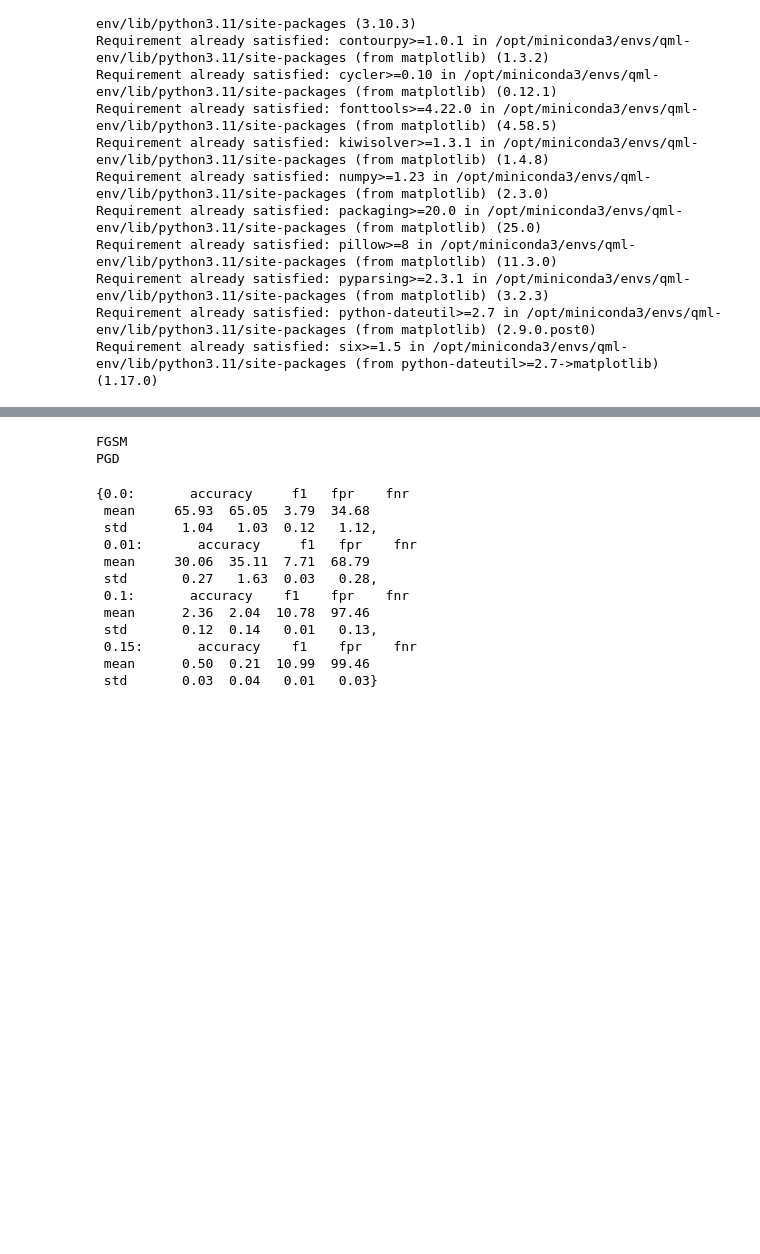
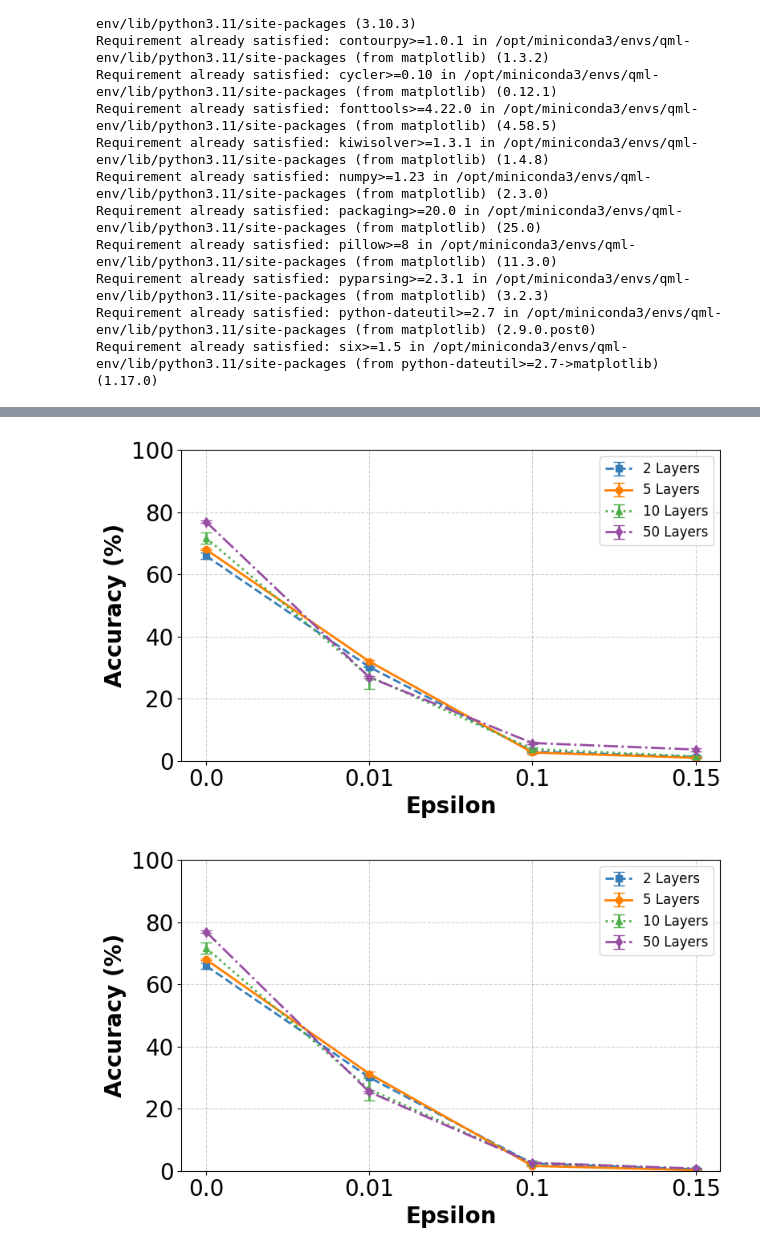
Before and after one commit to IQSeC-Lab/SoK-QML, a Jupyter notebook: results-qmlp/noiseless/plotter.ipynb, the cells around one changed output, grey strips where cells are left out. Drawn from its saved outputs; the diff is of its cells as text; code cells hidden in the pictures; blank space fills up the shorter version.

```diff
--- a/results-qmlp/noiseless/plotter.ipynb
+++ b/results-qmlp/noiseless/plotter.ipynb
@@ -307,27 +265,53 @@ PGD
 # %%
-# qmlp-mnist-run_run1-layer2_Angle_all_attacks.csv
-csv_files = [
+df_2 = load_combine([
     'qmlp-mnist-run_run1-layer2_Angle_all_attacks.csv',
     'qmlp-mnist-run_run2-layer2_Angle_all_attacks.csv',
     'qmlp-mnist-run_run3-layer2_Angle_all_attacks.csv'
-]
-df = load_combine(csv_files)
-print('FGSM')
-compute_mean_std('fgsm',df)
-print('PGD')
-compute_mean_std('pgd',df)
+])
+df_5 = load_combine([
+    'qmlp-mnist-run_run1-layer5_Angle_all_attacks.csv',
+    'qmlp-mnist-run_run2-layer5_Angle_all_attacks.csv',
+    'qmlp-mnist-run_run3-layer5_Angle_all_attacks.csv'
+])
+df_10 = load_combine([
+    'qmlp-mnist-run_run1-layer10_Angle_all_attacks.csv',
+    'qmlp-mnist-run_run2-layer10_Angle_all_attacks.csv',
+    'qmlp-mnist-run_run3-layer10_Angle_all_attacks.csv'
+])
+df_50 = load_combine([
+    'qmlp-mnist-run_run1-layer50_Angle_all_attacks.csv',
+    'qmlp-mnist-run_run2-layer50_Angle_all_attacks.csv',
+    'qmlp-mnist-run_run3-layer50_Angle_all_attacks.csv'
+])
+# print('FGSM')
+# compute_mean_std('fgsm',df)
+fgsm_2 = compute_mean_std('fgsm', df_2)
+fgsm_5 = compute_mean_std('fgsm', df_5)
+fgsm_10 = compute_mean_std('fgsm', df_10)
+fgsm_50 = compute_mean_std('fgsm', df_50)
+
+plot_accuracy_vs_epsilon_multi([
+    ("2 Layers", fgsm_2),
+    ("5 Layers", fgsm_5),
+    ("10 Layers", fgsm_10),
+    ("50 Layers", fgsm_50)
+], attack='fgsm', name='mnist-angle')
+
+
+# print('PGD')
+# compute_mean_std('pgd',df)
+
+pgd_2 = compute_mean_std('pgd', df_2)
+pgd_5 = compute_mean_std('pgd', df_5)
+pgd_10 = compute_mean_std('pgd', df_10)
+pgd_50 = compute_mean_std('pgd', df_50)
+
+plot_accuracy_vs_epsilon_multi([
+    ("2 Layers", pgd_2),
+    ("5 Layers", pgd_5),
+    ("10 Layers", pgd_10),
+    ("50 Layers", pgd_50)
+], attack='pgd', name='mnist-angle')
 # %% [output]
-FGSM
-PGD
-{0.0:       accuracy     f1   fpr    fnr
- mean     65.93  65.05  3.79  34.68
- std       1.04   1.03  0.12   1.12,
- 0.01:       accuracy     f1   fpr    fnr
- mean     30.06  35.11  7.71  68.79
- std       0.27   1.63  0.03   0.28,
- 0.1:       accuracy    f1    fpr    fnr
- mean      2.36  2.04  10.78  97.46
- std       0.12  0.14   0.01   0.13,
- 0.15:       accuracy    f1    fpr    fnr
- mean      0.50  0.21  10.99  99.46
- std       0.03  0.04   0.01   0.03}
+[figure, added]
+[figure, added]
```
Also changed, not shown: parts of 12 cells of this notebook, 8 other files.
